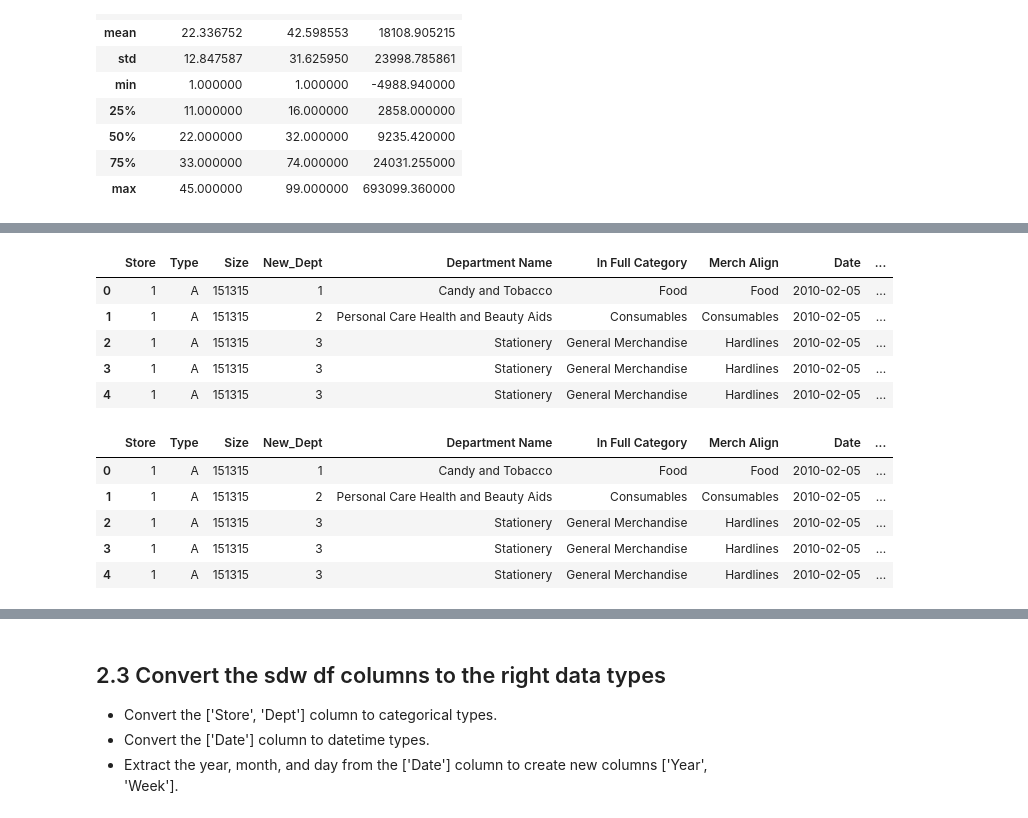
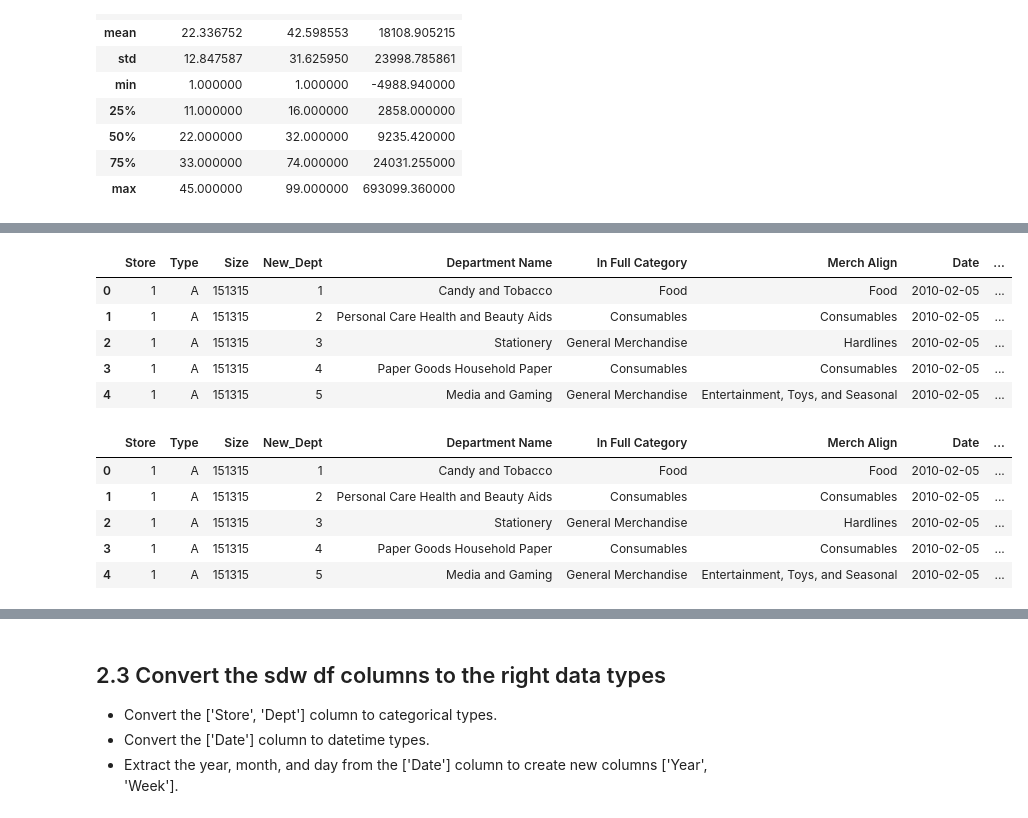
Before and after one commit to Dr-Spicy/WalmartForecast, a Jupyter notebook: Notebook.ipynb, the cells around one changed output, grey strips where cells are left out. Cells and saved outputs as stored; diff of their text form; code cells hidden in the pictures.

```diff
--- a/Notebook.ipynb
+++ b/Notebook.ipynb
@@ -424,0 +427,7 @@ memory usage: 11.7+ MB
+# %%
+pd.options.display.max_rows = 15
+# find the New_dept for each store in a via groupby and agg f
+store_dept = train1[['Store','New_Dept']].drop_duplicates().groupby('Store').agg({'New_Dept':lambda x: x.tolist()}).reset_index()
+# find the number of unique New_Dept for each store
+store_dept['num_dept'] = store_dept['New_Dept'].apply(lambda x: len(x))
+store_dept
@@ -425,4 +448,10 @@ memory usage: 11.7+ MB
 # %%
-st_dept = train1[['Store','New_Dept']].drop_duplicates()
-# Left join walmart_dept to get the department name, In-Full Category, and Merch Align
-st_dept = st_dept.merge(walmart_dept, left_on='New_Dept', right_on='Accounting Department', how='left').drop(columns='Accounting Department')
+# Get all the combination between Store and its available Dept
+df = train1[['Store','New_Dept']].drop_duplicates()
+# Left join all the available store-dept pair with walmart_dept to get corresponding the department name, In-Full Category, and Merch Align
+df = df.merge(walmart_dept, left_on='New_Dept', right_on='Accounting Department', how='left').drop(columns='Accounting Department')
+# Left join with stores table to get the store type and size
+df = df.merge(stores, on='Store', how='left')
+# re-arrange the columns as store related columns first, then dept related columns
+df = df[['Store','Type','Size','New_Dept','Department Name','In Full Category','Merch Align']]
+df.head()
@@ -453,0 +465,4 @@ st_dept.head()
+# %%
+# right join current df with features, so that for every store-dept pair, we have all the features at all weeks during the time period, even though this span causes some weeks' sales data are missing for this store-dept pair.
+df = df.merge(features, on = ["Store"], how="right")
+df.head()
@@ -454,28 +476,24 @@ st_dept.head()
 # %%
-# right join st_dept with features, so that for every store-dept pair, we have all the features at all weeks during the time period, even though this span causes some weeks' sales data are missing for this store-dept pair.
-# sdw is short for store-dept-weekly
-sdw = st_dept.merge(features, on = ["Store"], how="right")
-#del st_dept
-# left join sdw with train1 to get the weekly sales, and drop the duplicate 'isHoliday' column from the train table, since it is already in the features table
-sdw = sdw.merge(train1.drop(columns='IsHoliday'), on = ["Store","New_Dept","Date"], how="left")
-sdw.head()
+# left join df with train1 to get the weekly sales, and drop the duplicate 'isHoliday' column from the train table, since it is already in the features table
+df = df.merge(train1.drop(columns='IsHoliday'), on = ["Store","New_Dept","Date"], how="left")
+df.head()
 # %% [output]
 |  | Store | Type | Size | New_Dept | Department Name | In Full Category | Merch Align | Date | ... |
 | 0 | 1 | A | 151315 | 1 | Candy and Tobacco | Food | Food | 2010-02-05 | ... |
 | 1 | 1 | A | 151315 | 2 | Personal Care Health and Beauty Aids | Consumables | Consumables | 2010-02-05 | ... |
 | 2 | 1 | A | 151315 | 3 | Stationery | General Merchandise | Hardlines | 2010-02-05 | ... |
-| 3 | 1 | A | 151315 | 3 | Stationery | General Merchandise | Hardlines | 2010-02-05 | ... |
-| 4 | 1 | A | 151315 | 3 | Stationery | General Merchandise | Hardlines | 2010-02-05 | ... |
+| 3 | 1 | A | 151315 | 4 | Paper Goods Household Paper | Consumables | Consumables | 2010-02-05 | ... |
+| 4 | 1 | A | 151315 | 5 | Media and Gaming | General Merchandise | Entertainment, Toys, and Seasonal | 2010-02-05 | ... |
 # %%
-# drop weeks greater than max date in train data, since we don't have sales data for those weeks
-max_date = np.max(train.Date)
-sdw = sdw[sdw["Date"]<=max_date].reset_index(drop=True)
-sdw.head()
+# drop weeks greater than max date in train1 data, since we don't have sales data for those weeks
+max_date = np.max(train1.Date)
+df= df[df["Date"]<=max_date].reset_index(drop=True)
+df.head()
 # %% [output]
 |  | Store | Type | Size | New_Dept | Department Name | In Full Category | Merch Align | Date | ... |
 | 0 | 1 | A | 151315 | 1 | Candy and Tobacco | Food | Food | 2010-02-05 | ... |
 | 1 | 1 | A | 151315 | 2 | Personal Care Health and Beauty Aids | Consumables | Consumables | 2010-02-05 | ... |
 | 2 | 1 | A | 151315 | 3 | Stationery | General Merchandise | Hardlines | 2010-02-05 | ... |
-| 3 | 1 | A | 151315 | 3 | Stationery | General Merchandise | Hardlines | 2010-02-05 | ... |
-| 4 | 1 | A | 151315 | 3 | Stationery | General Merchandise | Hardlines | 2010-02-05 | ... |
+| 3 | 1 | A | 151315 | 4 | Paper Goods Household Paper | Consumables | Consumables | 2010-02-05 | ... |
+| 4 | 1 | A | 151315 | 5 | Media and Gaming | General Merchandise | Entertainment, Toys, and Seasonal | 2010-02-05 | ... |
 # %%
```
Also changed, not shown: parts of 11 cells of this notebook.
